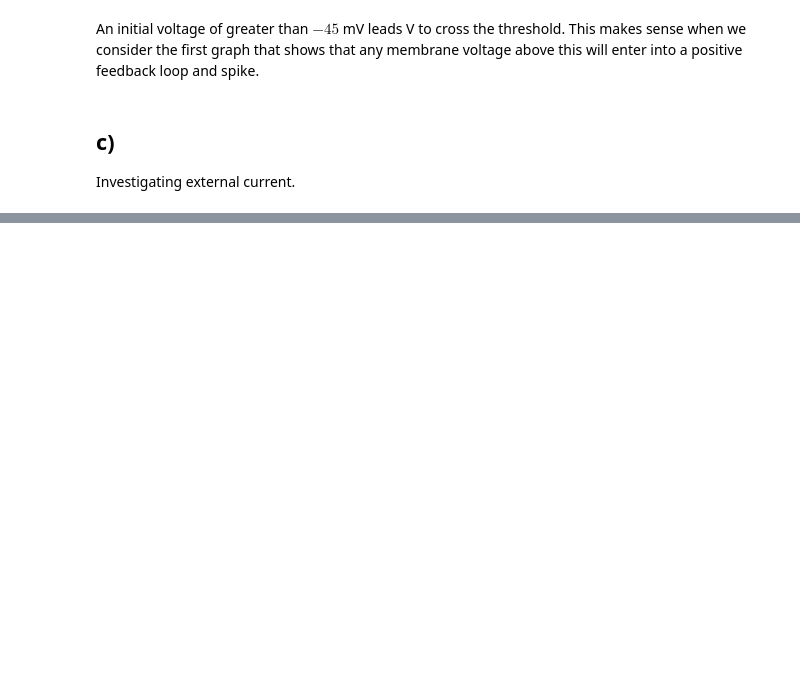
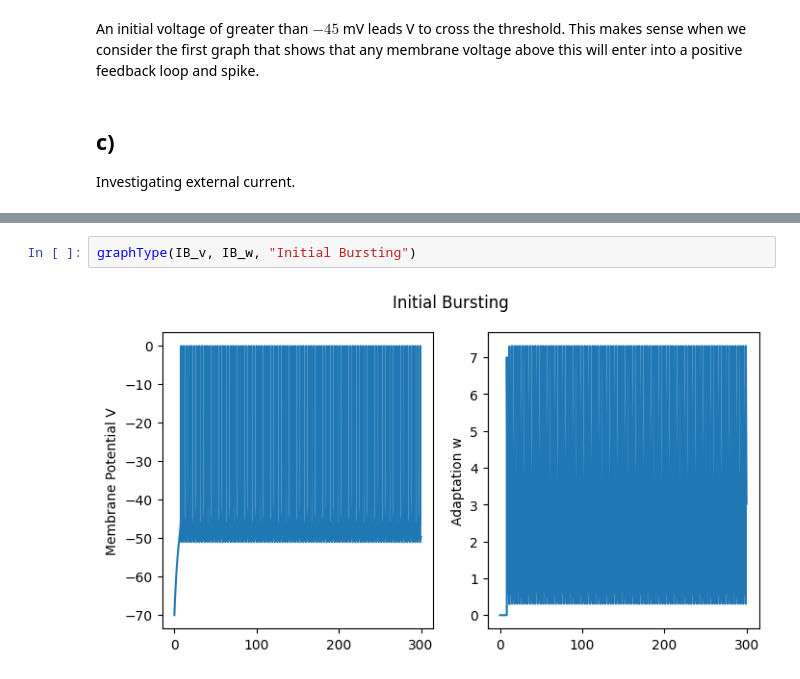
Before and after one commit to ssocolow/comp-neuro, a Jupyter notebook: assignment_01_comp_neuro.ipynb, the cells around one changed output, grey strips where cells are left out. Cells and saved outputs as stored; diff of their text form; blank space fills up the shorter version.

```diff
--- a/assignment_01_comp_neuro.ipynb
+++ b/assignment_01_comp_neuro.ipynb
@@ -104,0 +191,4 @@ It appears that we need more than 18 nA but less than 19 nA to generate a spike.
+# %%
+graphType(IB_v, IB_w, "Initial Bursting")
+# %% [output]
+[figure, added]
```
Also changed, not shown: parts of 11 cells of this notebook.
